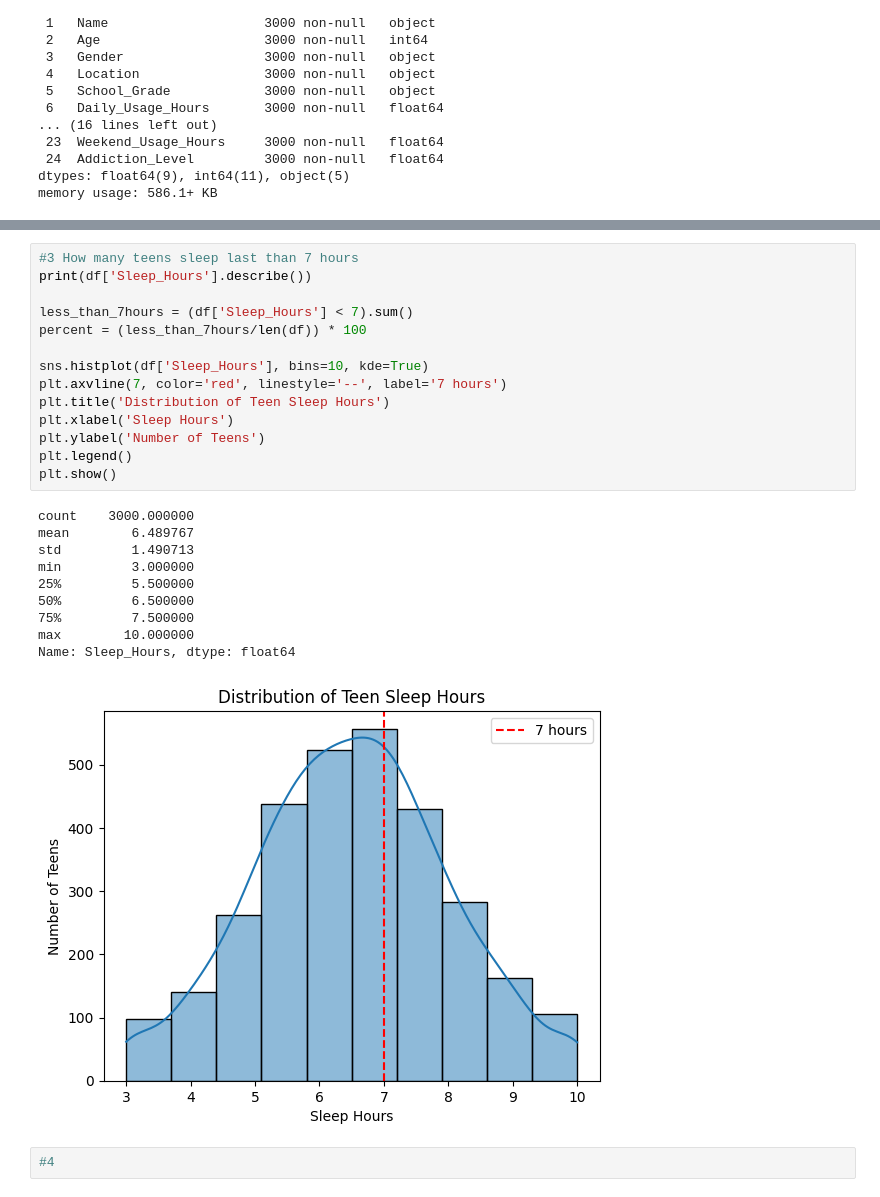
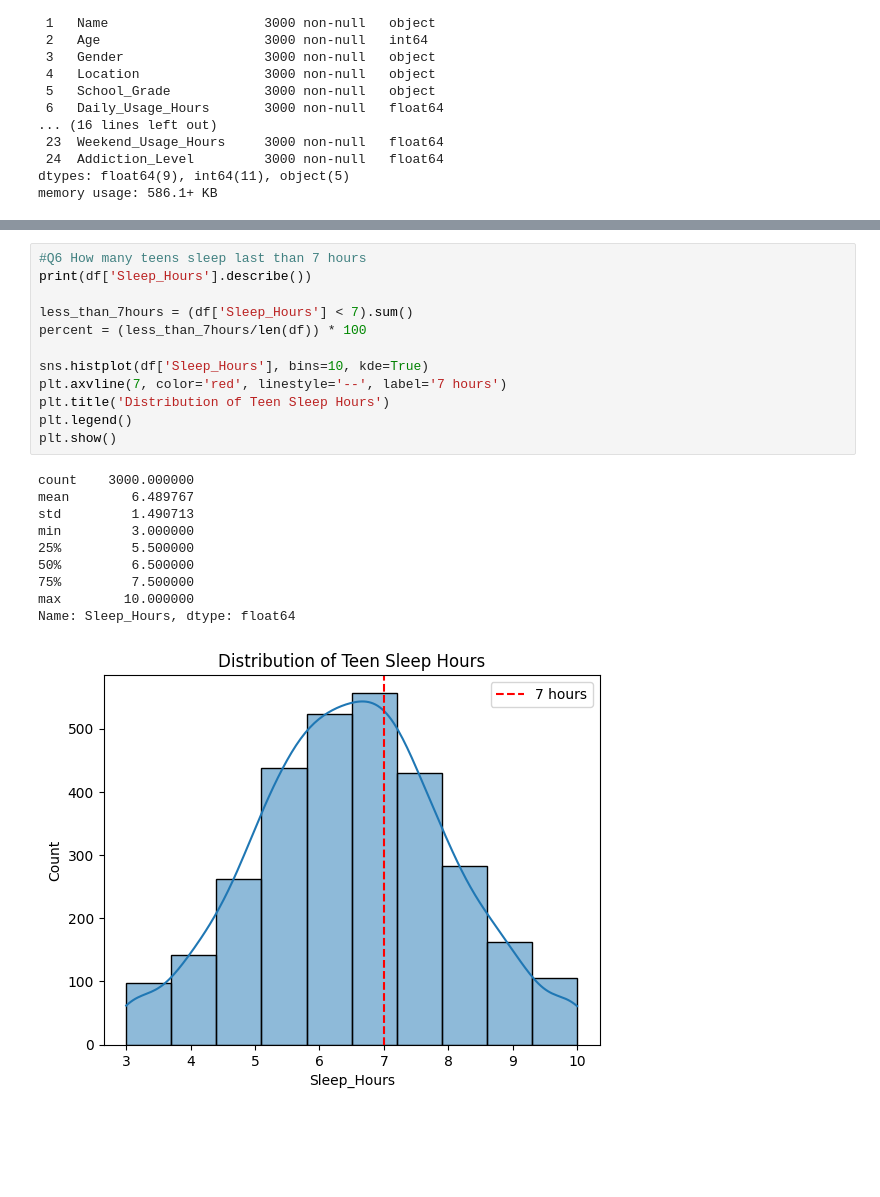
Before and after one commit to Charliee510/async-final-project-yellow-charlie, a Jupyter notebook: main.ipynb, the cells around one changed output, grey strips where cells are left out. Saved outputs shown, nothing was run; the diff lists cells and outputs as text; blank space fills up the shorter version.

```diff
--- a/main.ipynb
+++ b/main.ipynb
@@ -63,27 +142,23 @@ plt.show()
 # %%
-#3 How many teens sleep last than 7 hours
+#Q6 How many teens sleep last than 7 hours
 print(df['Sleep_Hours'].describe())
 
 less_than_7hours = (df['Sleep_Hours'] < 7).sum()
 percent = (less_than_7hours/len(df)) * 100
 
 sns.histplot(df['Sleep_Hours'], bins=10, kde=True)
 plt.axvline(7, color='red', linestyle='--', label='7 hours')
 plt.title('Distribution of Teen Sleep Hours')
-plt.xlabel('Sleep Hours')
-plt.ylabel('Number of Teens')
 plt.legend()
 plt.show()
 # %% [output]
 count    3000.000000
 mean        6.489767
 std         1.490713
 min         3.000000
 25%         5.500000
 50%         6.500000
 75%         7.500000
 max        10.000000
 Name: Sleep_Hours, dtype: float64
-[figure, old version]
+[figure, new version]
-# %%
-#4
```
Also changed, not shown: parts of 11 cells of this notebook.
